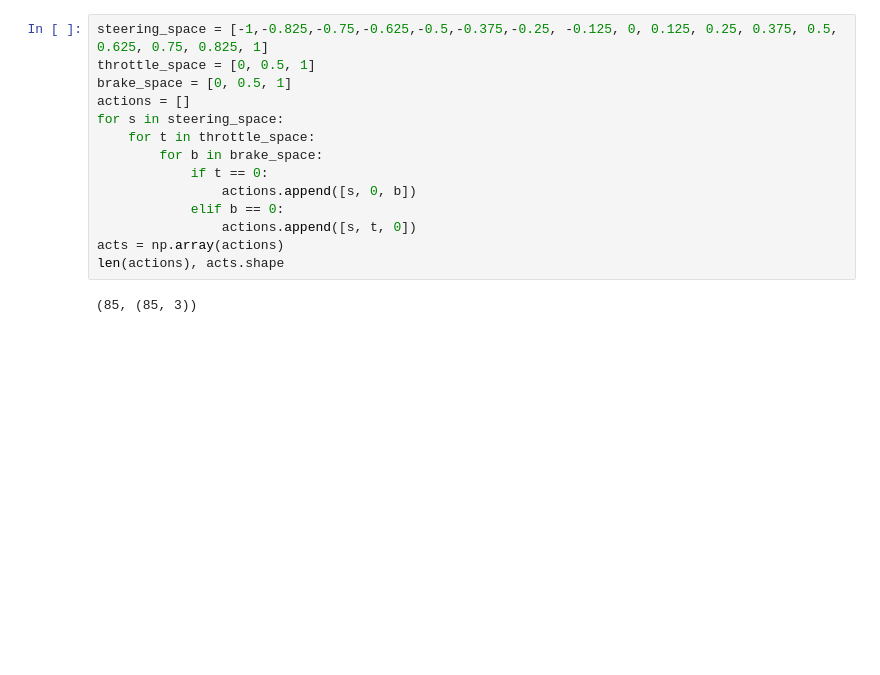
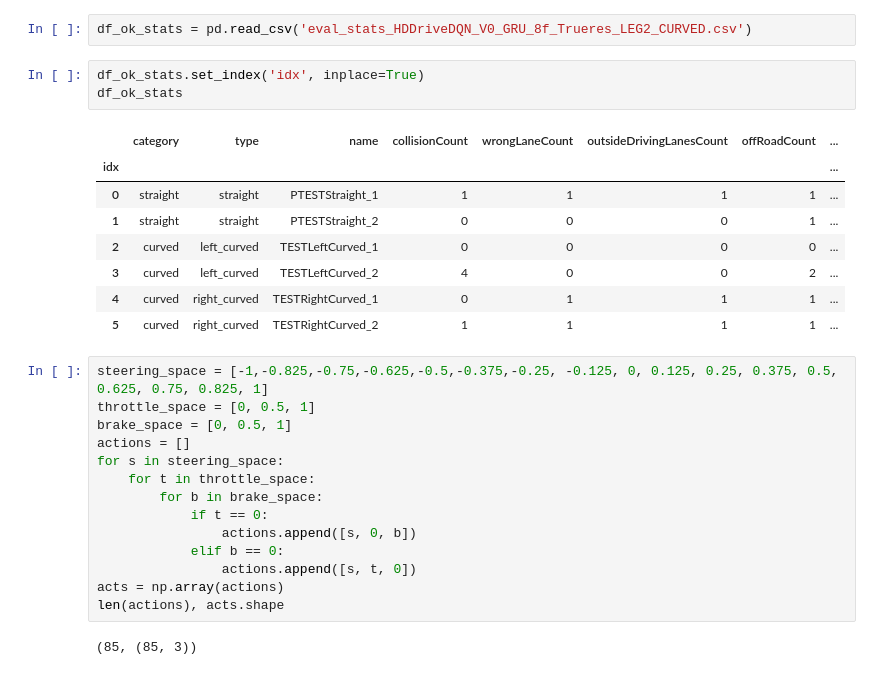
Before and after one commit to miladsamim/scenario_runner_, a Jupyter notebook: model.ipynb, the cells around one changed output. Saved outputs shown, nothing was run; the diff lists cells and outputs as text; blank space fills up the shorter version.

Commit message:
stats

```diff
--- a/model.ipynb
+++ b/model.ipynb
@@ -20,3 +55,17 @@ from srunner.tools import dotdict
+# %%
+df_ok_stats = pd.read_csv('eval_stats_HDDriveDQN_V0_GRU_8f_Trueres_LEG2_CURVED.csv')
+# %%
+df_ok_stats.set_index('idx', inplace=True)
+df_ok_stats
+# %% [output]
+|  | category | type | name | collisionCount | wrongLaneCount | outsideDrivingLanesCount | offRoadCount | ... |
+| idx |  |  |  |  |  |  |  | ... |
+| 0 | straight | straight | PTESTStraight_1 | 1 | 1 | 1 | 1 | ... |
+| 1 | straight | straight | PTESTStraight_2 | 0 | 0 | 0 | 1 | ... |
+| 2 | curved | left_curved | TESTLeftCurved_1 | 0 | 0 | 0 | 0 | ... |
+| 3 | curved | left_curved | TESTLeftCurved_2 | 4 | 0 | 0 | 2 | ... |
+| 4 | curved | right_curved | TESTRightCurved_1 | 0 | 1 | 1 | 1 | ... |
+| 5 | curved | right_curved | TESTRightCurved_2 | 1 | 1 | 1 | 1 | ... |
 # %%
 steering_space = [-1,-0.825,-0.75,-0.625,-0.5,-0.375,-0.25, -0.125, 0, 0.125, 0.25, 0.375, 0.5, 0.625, 0.75, 0.825, 1]
 throttle_space = [0, 0.5, 1]
```
Also changed, not shown: parts of 7 cells of this notebook, 18 other files.
